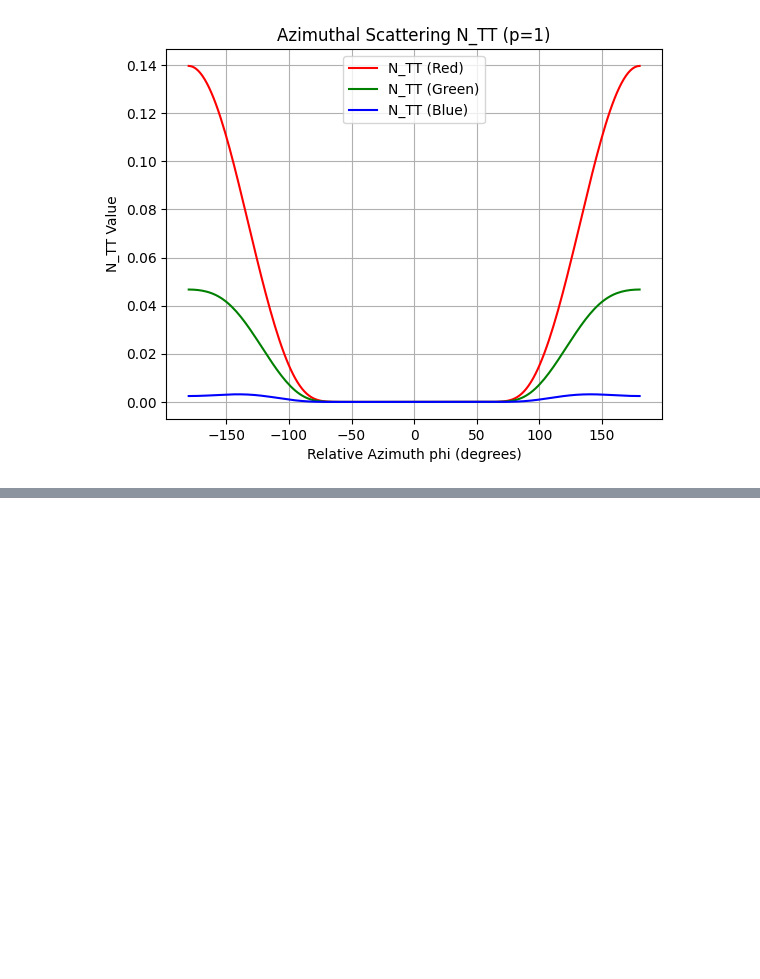
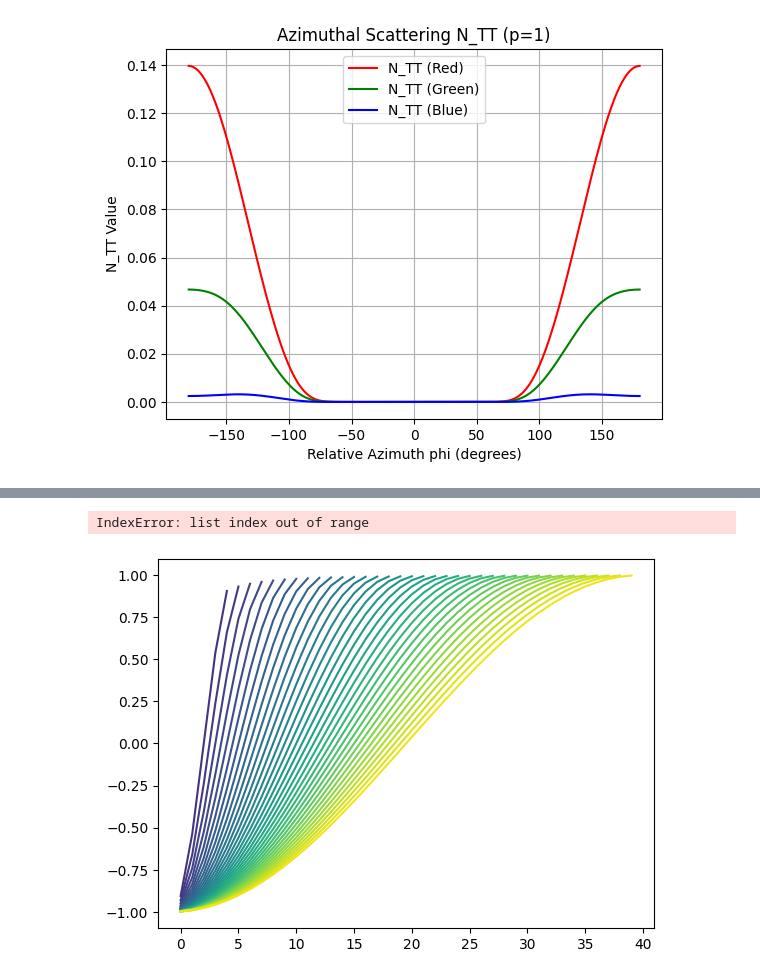
Before and after one commit to RostigerDagmer/bevy_strand_rasterizer, a Jupyter notebook: model_building.ipynb, the cells around one changed output, grey strips where cells are left out. Saved outputs shown, nothing was run; the diff lists cells and outputs as text; code cells hidden in the pictures; blank space fills up the shorter version.

```diff
--- a/model_building.ipynb
+++ b/model_building.ipynb
@@ -312,0 +354,10 @@ Calculated Reflectance (RGB): [0.39141934 0.18470296 0.06871117]
+# %%
+cmap = sns.color_palette("viridis", 41)
+for order in range(5, 45):
+    legendre_roots, legendre_weights = roots_legendre(order)
+    plt.plot(legendre_roots, c=cmap[order])
+
+plt.show()
+# %% [output]
+IndexError: list index out of range
+[figure, added]
```
Also changed, not shown: parts of 11 cells of this notebook, 6 other files.
